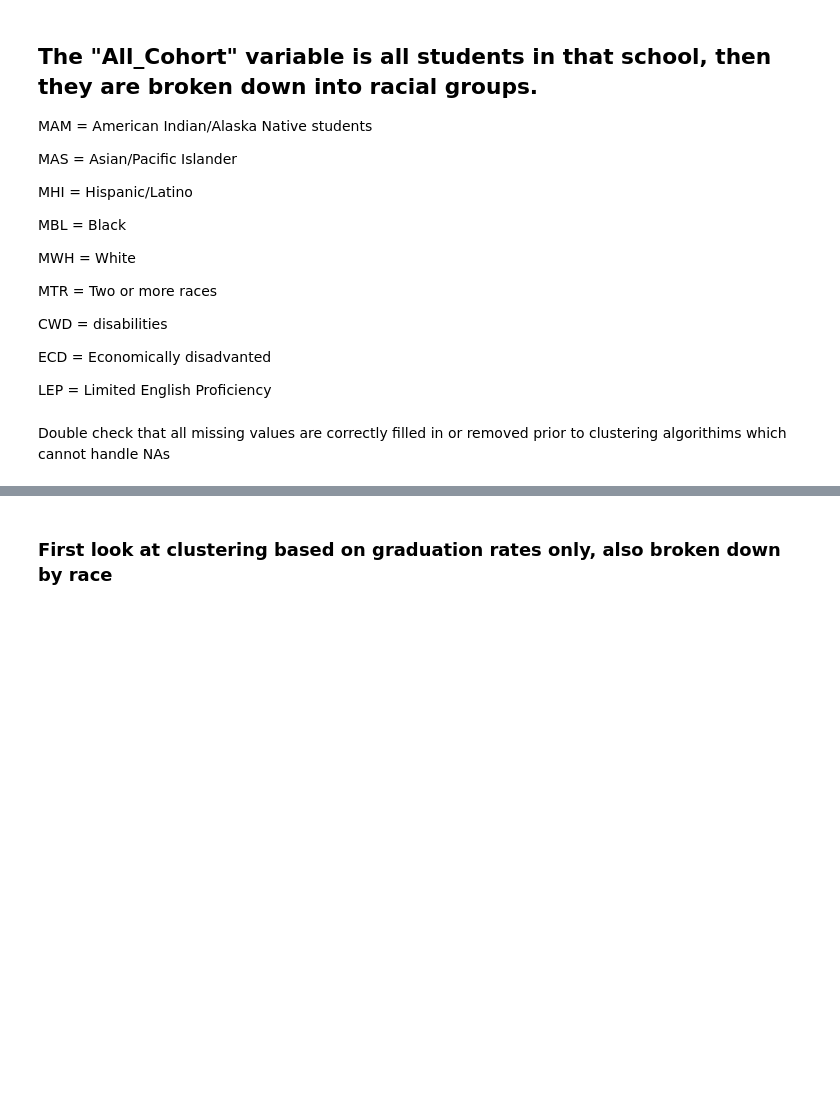
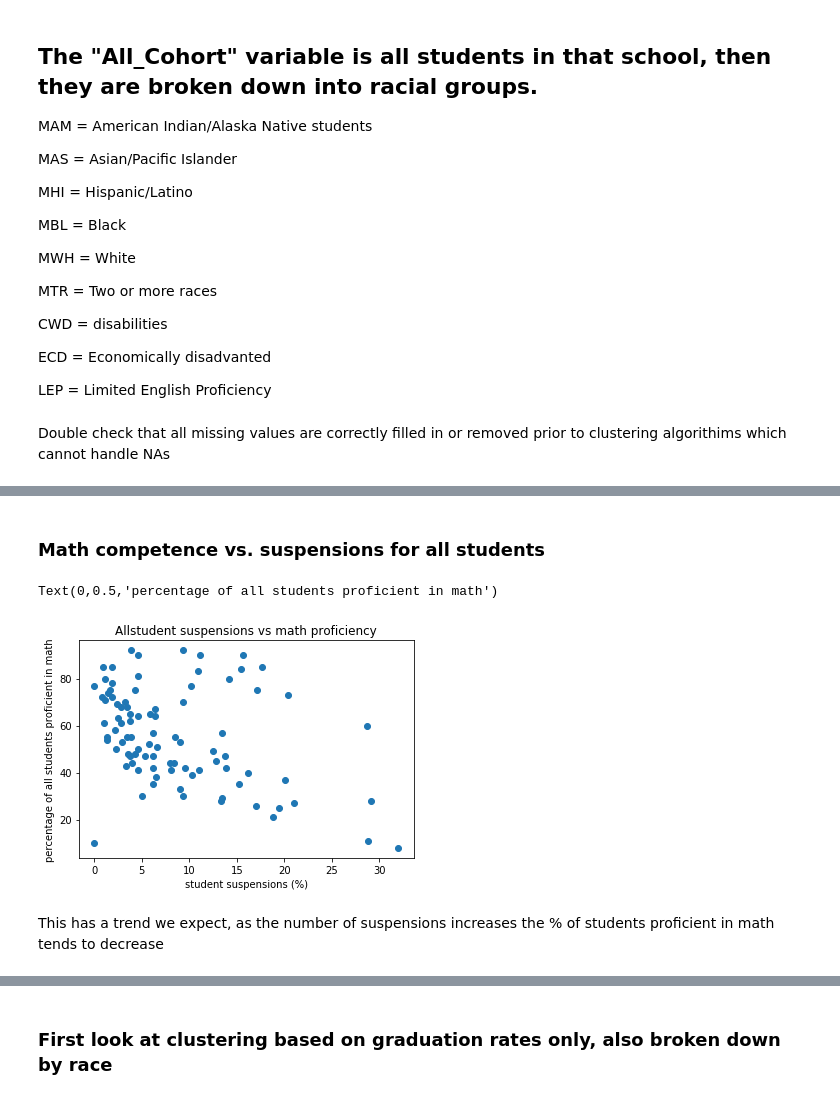
Before and after one commit to nrb75/SchoolSelect, a Jupyter notebook: School_Clustering.ipynb, the cells around one changed output, grey strips where cells are left out. Drawn from its saved outputs; the diff is of its cells as text; code cells hidden in the pictures; blank space fills up the shorter version.

```diff
--- a/School_Clustering.ipynb
+++ b/School_Clustering.ipynb
@@ -32,0 +116,12 @@ plt.hist(grad_2015['ALL_RATE_1516']) #most schools have above 80% graduation, bu
+# %% [markdown]
+### Math competence vs. suspensions for all students
+# %%
+plt.scatter(suspensions_all_data['TOT_OSS_rate'],  suspensions_all_data['ALL_MTH00PCTPROF'])
+plt.title('Allstudent suspensions vs math proficiency')
+plt.xlabel('student suspensions (%)')
+plt.ylabel('percentage of all students proficient in math')
+# %% [output]
+Text(0,0.5,'percentage of all students proficient in math')
+[figure, added]
+# %% [markdown]
+This has a trend we expect, as the number of suspensions increases the % of students proficient in math tends to decrease
```
Also changed, not shown: parts of 20 cells of this notebook, 4 other files.
